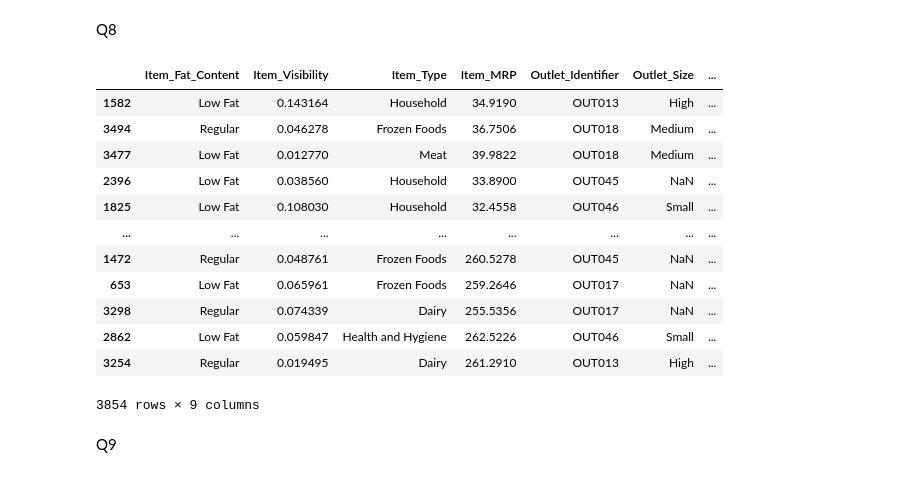
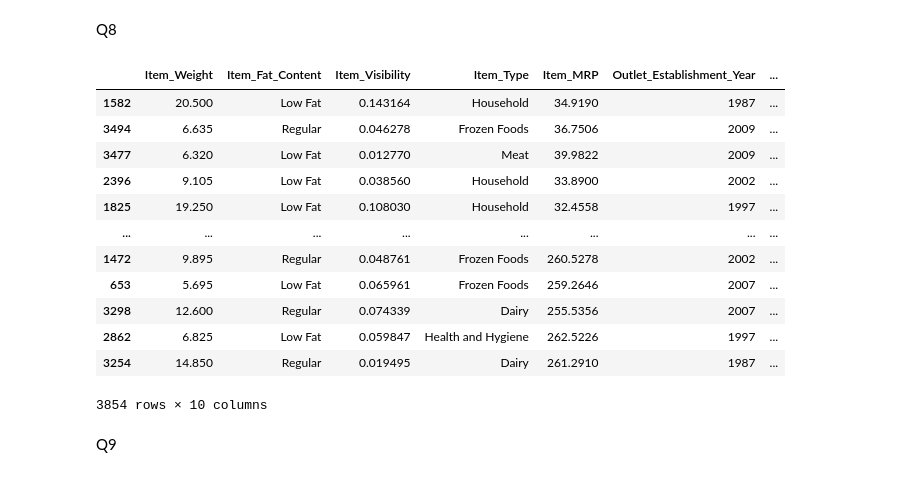
Before and after one commit to MaHofseth/Dave3625-2026, a Jupyter notebook: Mandatory_Assignments/MA1_S.ipynb, the cells around one changed output. Drawn from its saved outputs; the diff is of its cells as text; code cells hidden in the pictures.

```diff
--- a/Mandatory_Assignments/MA1_S.ipynb
+++ b/Mandatory_Assignments/MA1_S.ipynb
@@ -13,15 +13,18 @@ import seaborn as sns
 # %% [markdown]
 Q1
 # %%
-Grc_df = pd.read_csv('./Grocery_dataset.csv', index_col=0) # Loads data from csv file in 'Grc_df'
+# Loads data from csv file in 'Grc_df'
+Grc_df = pd.read_csv('MA1/Grocery_dataset.csv')
 
-print("DataFrame information:") # Prints DataFrame information, showing that there are 5000 rows and 11 columns.
+# Prints DataFrame information, showing that there are 5000 rows and 11 columns.
+print("DataFrame information:")
 display(Grc_df.shape)
 
-print("\nFirst 5 rows:") # Remaining lines print first 5 and last 5 rows of the dataset.
-display(Grc_df.head())
+# Prints first 10 and last 10 rows of the dataset.
+print("\nFirst 10 rows:")
+display(Grc_df.head(10))
 
-print("\nLast 5 rows:")
-display(Grc_df.tail())
+print("\nLast 10 rows:")
+display(Grc_df.tail(10))
 # %% [output]
 DataFrame information:
@@ -97,0 +58,13 @@ dtype: int64
+# %%
+# Prints number of null values by category
+print('Null values:')
+display(Grc_df.isnull().sum())
+
+# Removes null values using dropna() method
+Grc_df.dropna(inplace=True)
+
+# Prints first five rows, current number of rows, and number of null values by cateogry (Now 0)
+print('\nDataFrame without null values:')
+display(Grc_df.head())
+display(Grc_df.shape)
+display(Grc_df.isnull().sum())
@@ -222,7 +182,5 @@ Name: Outlet_Type, Length: 5000, dtype: str
 # %%
-SubType_1 = Grc_new_df[Grc_new_df['Outlet_Type'] == 'Supermarket Type1'].copy()
-SubType_2 = Grc_new_df[Grc_new_df['Outlet_Type'] == 'Supermarket Type2'].copy()
-
-display(SubType_1.head())
-display(SubType_2.head())
+# Creates two new copies of the DataFrame, each containing only one of the types of supermarkets
+SupType_1 = Grc_new_df[Grc_new_df['Outlet_Type'] == 'Supermarket Type1'].copy()
+SupType_2 = Grc_new_df[Grc_new_df['Outlet_Type'] == 'Supermarket Type2'].copy()
 # %% [output]
@@ -265,23 +216,25 @@ Median Item_MRP, Supermarket Type2: 130.18099999999998
 # %% [markdown]
 Q8
 # %%
-Grc_Concat_df = pd.concat([SubType_1 , SubType_2 ], ignore_index=True) # Concatinates DataFrames into new DataFrame
+# Concatinates DataFrames into new DataFrame
+Grc_Concat_df = pd.concat([SupType_1 , SupType_2 ], ignore_index=True)
 
-Grc_Concat_df.sort_values(by='Item_Outlet_Sales') # Prints concatinated DataFrame, showing Tier 3 having lowest sales.
+# Prints concatinated DataFrame, showing Tier 3 having lowest sales.
+Grc_Concat_df.sort_values(by='Item_Outlet_Sales')
 # %% [output]
-|  | Item_Fat_Content | Item_Visibility | Item_Type | Item_MRP | Outlet_Identifier | Outlet_Size | ... |
-| 1582 | Low Fat | 0.143164 | Household | 34.9190 | OUT013 | High | ... |
-| 3494 | Regular | 0.046278 | Frozen Foods | 36.7506 | OUT018 | Medium | ... |
-| 3477 | Low Fat | 0.012770 | Meat | 39.9822 | OUT018 | Medium | ... |
-| 2396 | Low Fat | 0.038560 | Household | 33.8900 | OUT045 | NaN | ... |
-| 1825 | Low Fat | 0.108030 | Household | 32.4558 | OUT046 | Small | ... |
+|  | Item_Weight | Item_Fat_Content | Item_Visibility | Item_Type | Item_MRP | Outlet_Establishment_Year | ... |
+| 1582 | 20.500 | Low Fat | 0.143164 | Household | 34.9190 | 1987 | ... |
+| 3494 | 6.635 | Regular | 0.046278 | Frozen Foods | 36.7506 | 2009 | ... |
+| 3477 | 6.320 | Low Fat | 0.012770 | Meat | 39.9822 | 2009 | ... |
+| 2396 | 9.105 | Low Fat | 0.038560 | Household | 33.8900 | 2002 | ... |
+| 1825 | 19.250 | Low Fat | 0.108030 | Household | 32.4558 | 1997 | ... |
 | ... | ... | ... | ... | ... | ... | ... | ... |
-| 1472 | Regular | 0.048761 | Frozen Foods | 260.5278 | OUT045 | NaN | ... |
-| 653 | Low Fat | 0.065961 | Frozen Foods | 259.2646 | OUT017 | NaN | ... |
-| 3298 | Regular | 0.074339 | Dairy | 255.5356 | OUT017 | NaN | ... |
-| 2862 | Low Fat | 0.059847 | Health and Hygiene | 262.5226 | OUT046 | Small | ... |
-| 3254 | Regular | 0.019495 | Dairy | 261.2910 | OUT013 | High | ... |
+| 1472 | 9.895 | Regular | 0.048761 | Frozen Foods | 260.5278 | 2002 | ... |
+| 653 | 5.695 | Low Fat | 0.065961 | Frozen Foods | 259.2646 | 2007 | ... |
+| 3298 | 12.600 | Regular | 0.074339 | Dairy | 255.5356 | 2007 | ... |
+| 2862 | 6.825 | Low Fat | 0.059847 | Health and Hygiene | 262.5226 | 1997 | ... |
+| 3254 | 14.850 | Regular | 0.019495 | Dairy | 261.2910 | 1987 | ... |
-3854 rows × 9 columns
+3854 rows × 10 columns
 # %% [markdown]
 Q9
 # %%
```
Also changed, not shown: parts of 16 cells of this notebook.
